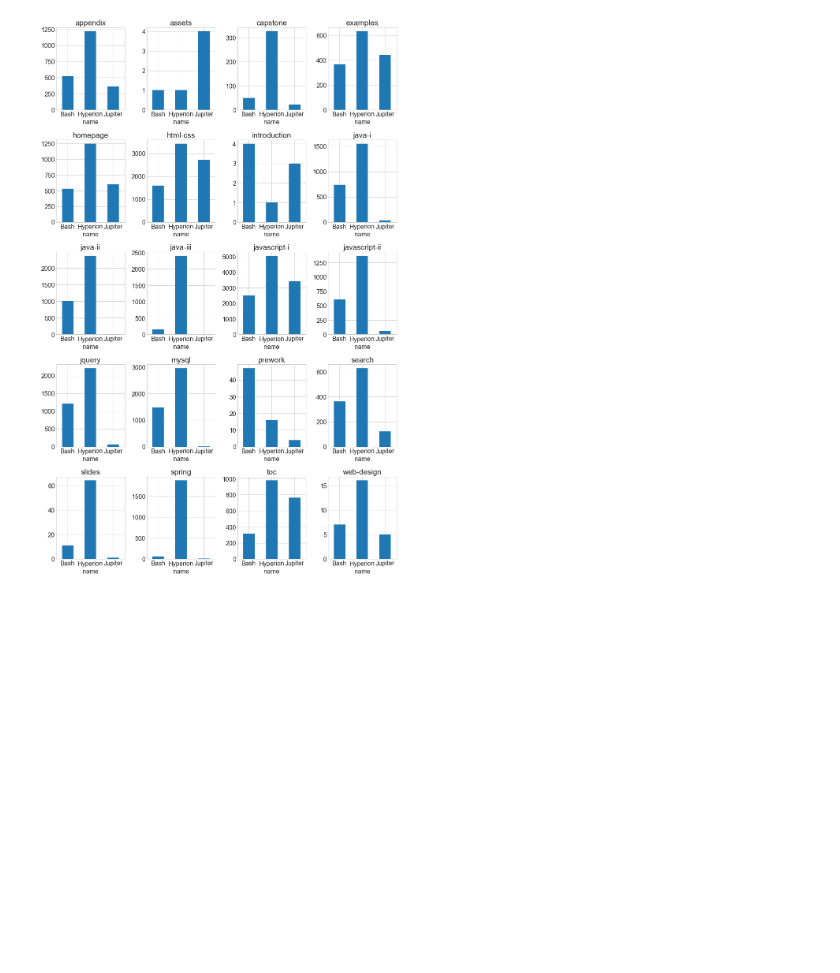
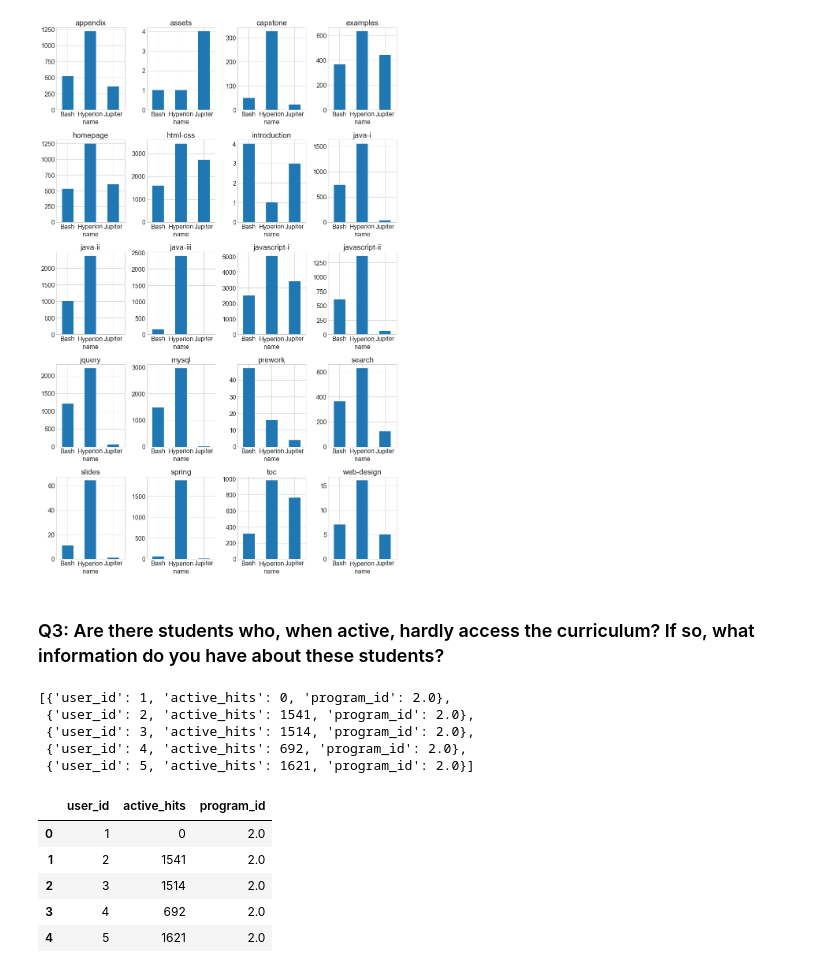
Before and after one commit to Yongliang-Shi/Anomaly-Detection-in-the-Curriculum-Access-Log, a Jupyter notebook: explore_log.ipynb, the cells around one changed output. Cells and saved outputs as stored; diff of their text form; code cells hidden in the pictures; blank space fills up the shorter version.

```diff
--- a/explore_log.ipynb
+++ b/explore_log.ipynb
@@ -275,3 +275,42 @@ plt.tight_layout()
 plt.show()
 # %% [output]
 [figure]
+# %% [markdown]
+### Q3: Are there students who, when active, hardly access the curriculum? If so, what information do you have about these students?
+# %%
+# Create a empty list
+user_id_hits = []
+
+# For loop to compute the active hits for each user id
+
+for user_id, subset in access_log.groupby('user_id'):
+    active = subset.loc[(subset.index >= subset.start_date) & (subset.index <= subset.end_date)]
+    active_hits = active.lesson.count()
+    program = list(subset.program_id.value_counts().sort_values(ascending=False).index)
+    if program == []:
+        continue
+    else:
+        d = {'user_id': user_id, 'active_hits': active_hits, 'program_id': program[0]}
+        user_id_hits.append(d)
+
+# Take a peek at the list of the dictionaries
+user_id_hits[:5]
+# %% [output]
+[{'user_id': 1, 'active_hits': 0, 'program_id': 2.0},
+ {'user_id': 2, 'active_hits': 1541, 'program_id': 2.0},
+ {'user_id': 3, 'active_hits': 1514, 'program_id': 2.0},
+ {'user_id': 4, 'active_hits': 692, 'program_id': 2.0},
+ {'user_id': 5, 'active_hits': 1621, 'program_id': 2.0}]
+# %%
+# Turn the list of dictionaries into the dataframe
+user_id_hits = pd.DataFrame(user_id_hits)
+
+# Take a peek at the dataframe
+user_id_hits.head()
+# %% [output]
+|  | user_id | active_hits | program_id |
+| 0 | 1 | 0 | 2.0 |
+| 1 | 2 | 1541 | 2.0 |
+| 2 | 3 | 1514 | 2.0 |
+| 3 | 4 | 692 | 2.0 |
+| 4 | 5 | 1621 | 2.0 |
```
Also changed, not shown: parts of 2 cells of this notebook.
